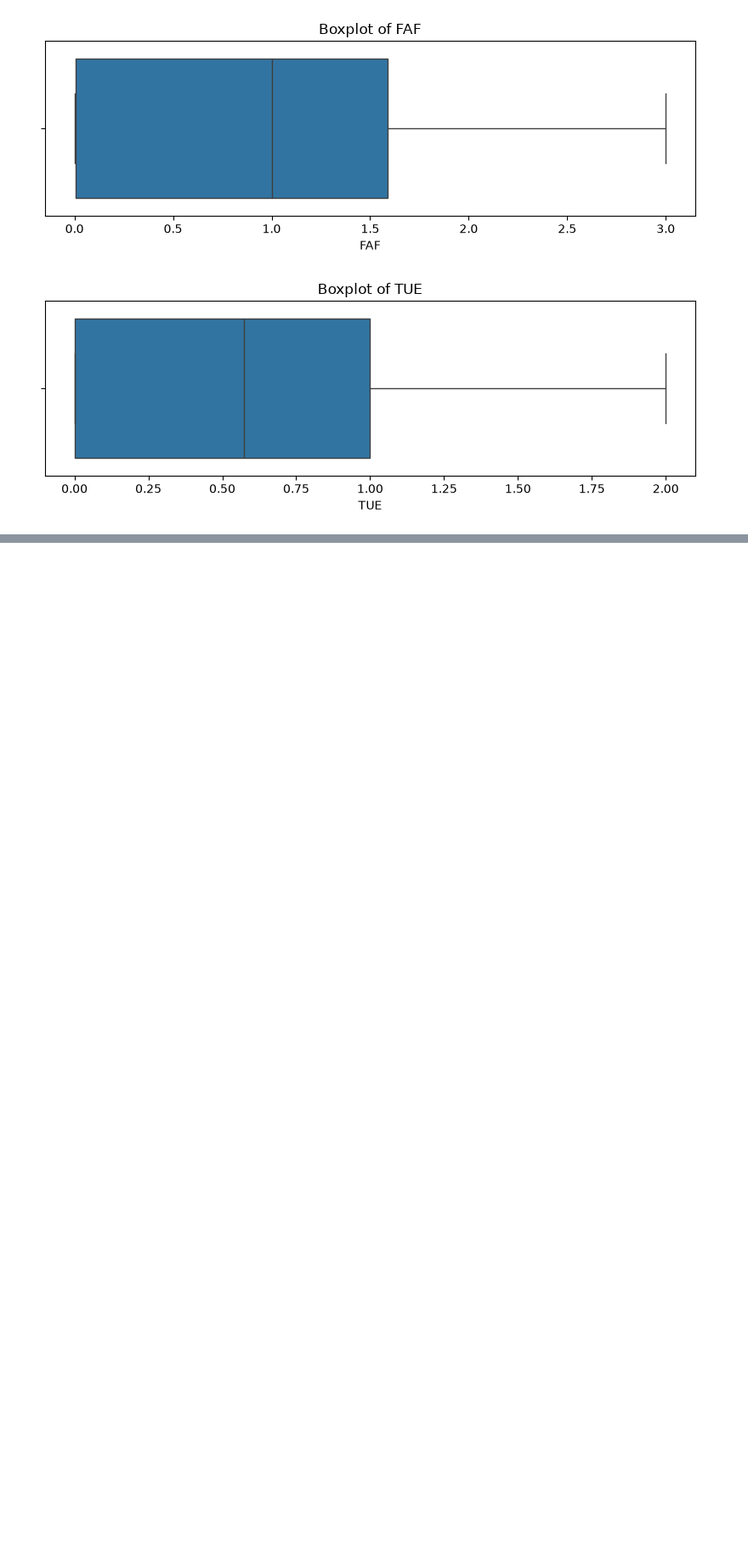
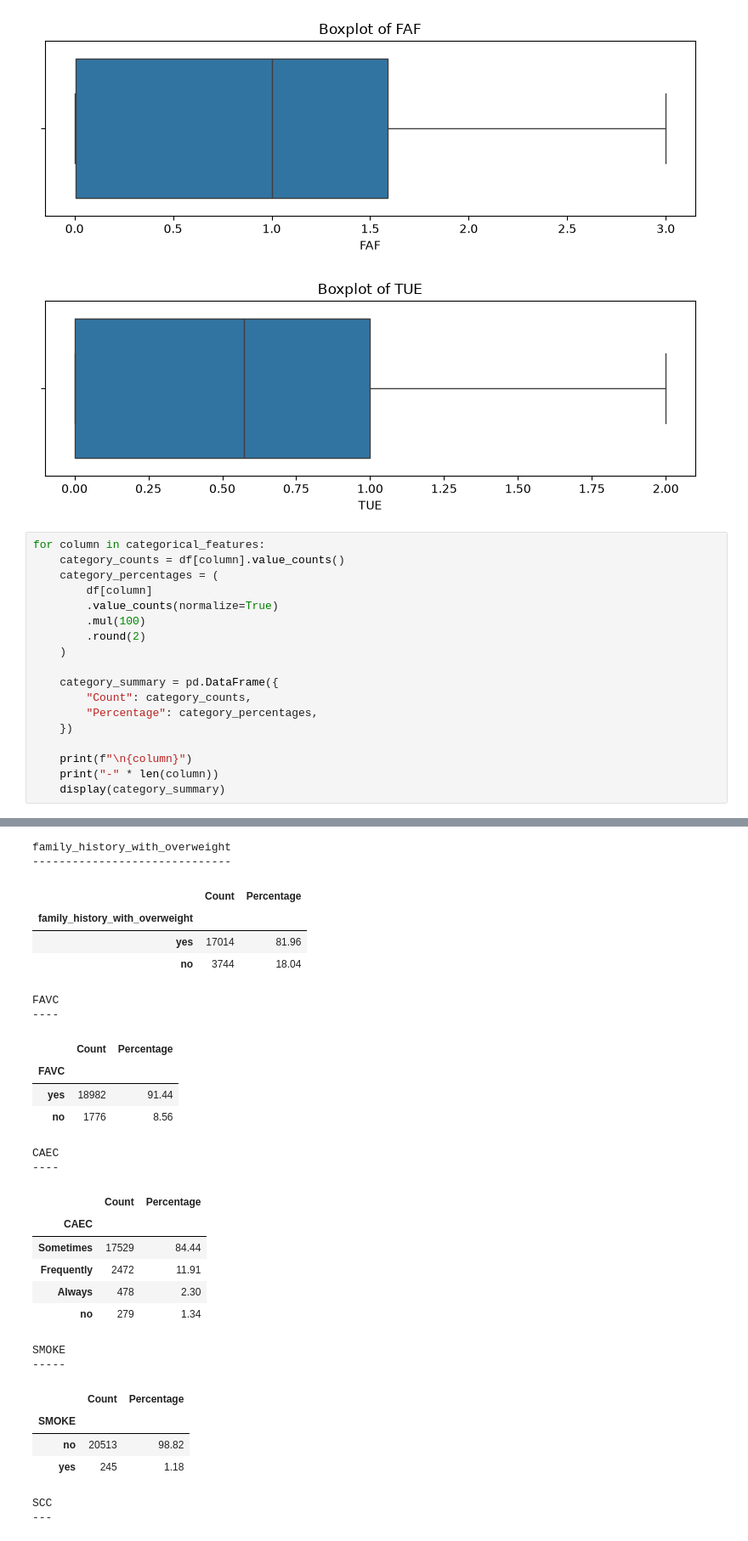
Before and after one commit to SMCodeX7/Obesity-Risk-Intelligence-System, a Jupyter notebook: notebooks/02_eda.ipynb, the cells around one changed output, grey strips where cells are left out. Shown at 85% size. Cells and saved outputs as stored; diff of their text form; blank space fills up the shorter version.

```diff
--- a/notebooks/02_eda.ipynb
+++ b/notebooks/02_eda.ipynb
@@ -113,3 +113,22 @@ for column in numerical_features:
 [figure]
 [figure]
 [figure]
+# %%
+for column in categorical_features:
+    category_counts = df[column].value_counts()
+    category_percentages = (
+        df[column]
+        .value_counts(normalize=True)
+        .mul(100)
+        .round(2)
+    )
+
+    category_summary = pd.DataFrame({
+        "Count": category_counts,
+        "Percentage": category_percentages,
+    })
+
+    print(f"\n{column}")
+    print("-" * len(column))
+    display(category_summary)
+# %% [output]
@@ -115,0 +141,28 @@ for column in numerical_features:
+family_history_with_overweight
+------------------------------
+|  | Count | Percentage |
+| family_history_with_overweight |  |  |
+| yes | 17014 | 81.96 |
+| no | 3744 | 18.04 |
+FAVC
+----
+|  | Count | Percentage |
+| FAVC |  |  |
+| yes | 18982 | 91.44 |
+| no | 1776 | 8.56 |
+CAEC
+----
+|  | Count | Percentage |
+| CAEC |  |  |
+| Sometimes | 17529 | 84.44 |
+| Frequently | 2472 | 11.91 |
+| Always | 478 | 2.30 |
+| no | 279 | 1.34 |
+SMOKE
+-----
+|  | Count | Percentage |
+| SMOKE |  |  |
+| no | 20513 | 98.82 |
+| yes | 245 | 1.18 |
+SCC
+---
```
Also changed, not shown: parts of 4 cells of this notebook.
